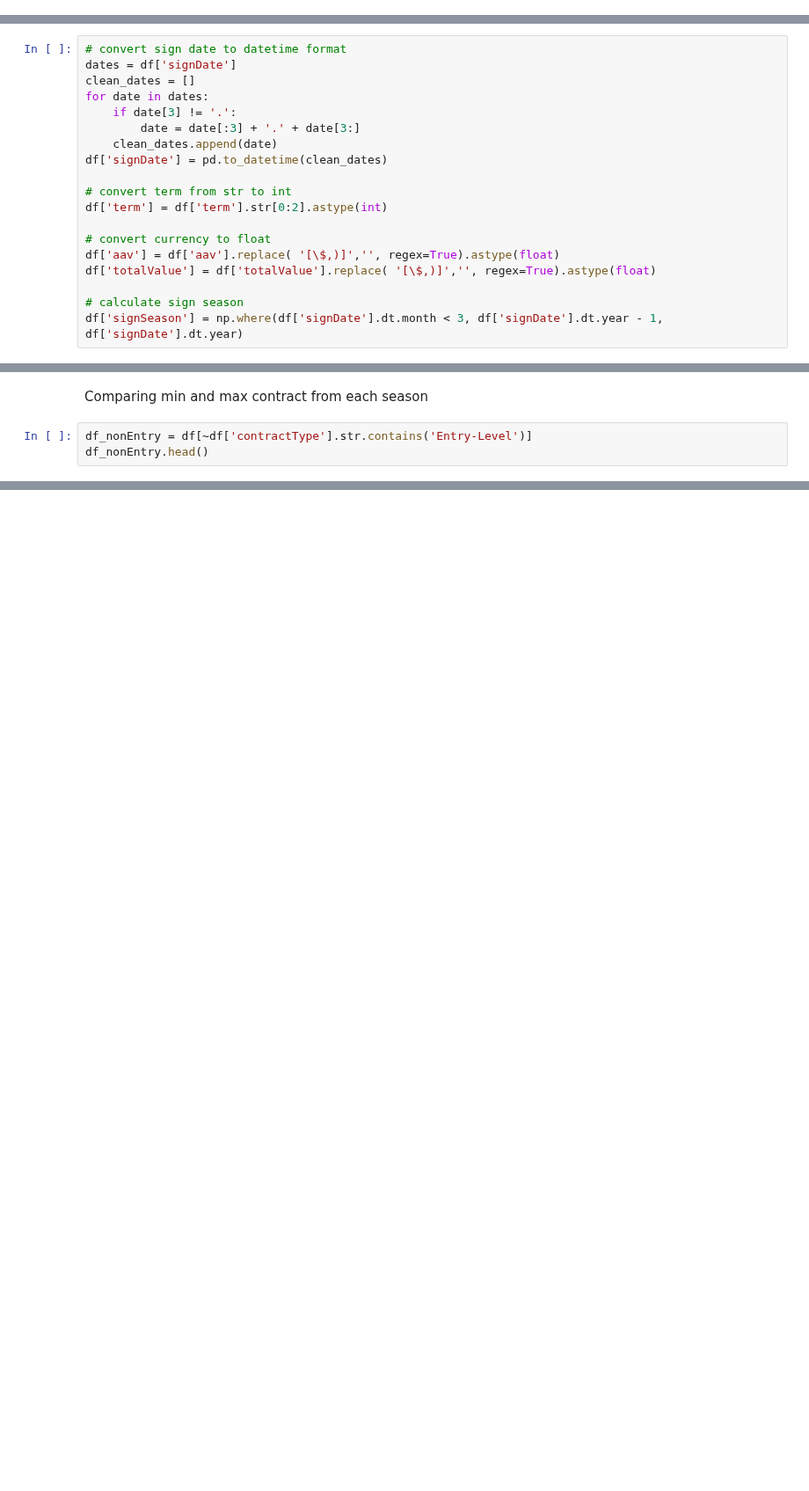
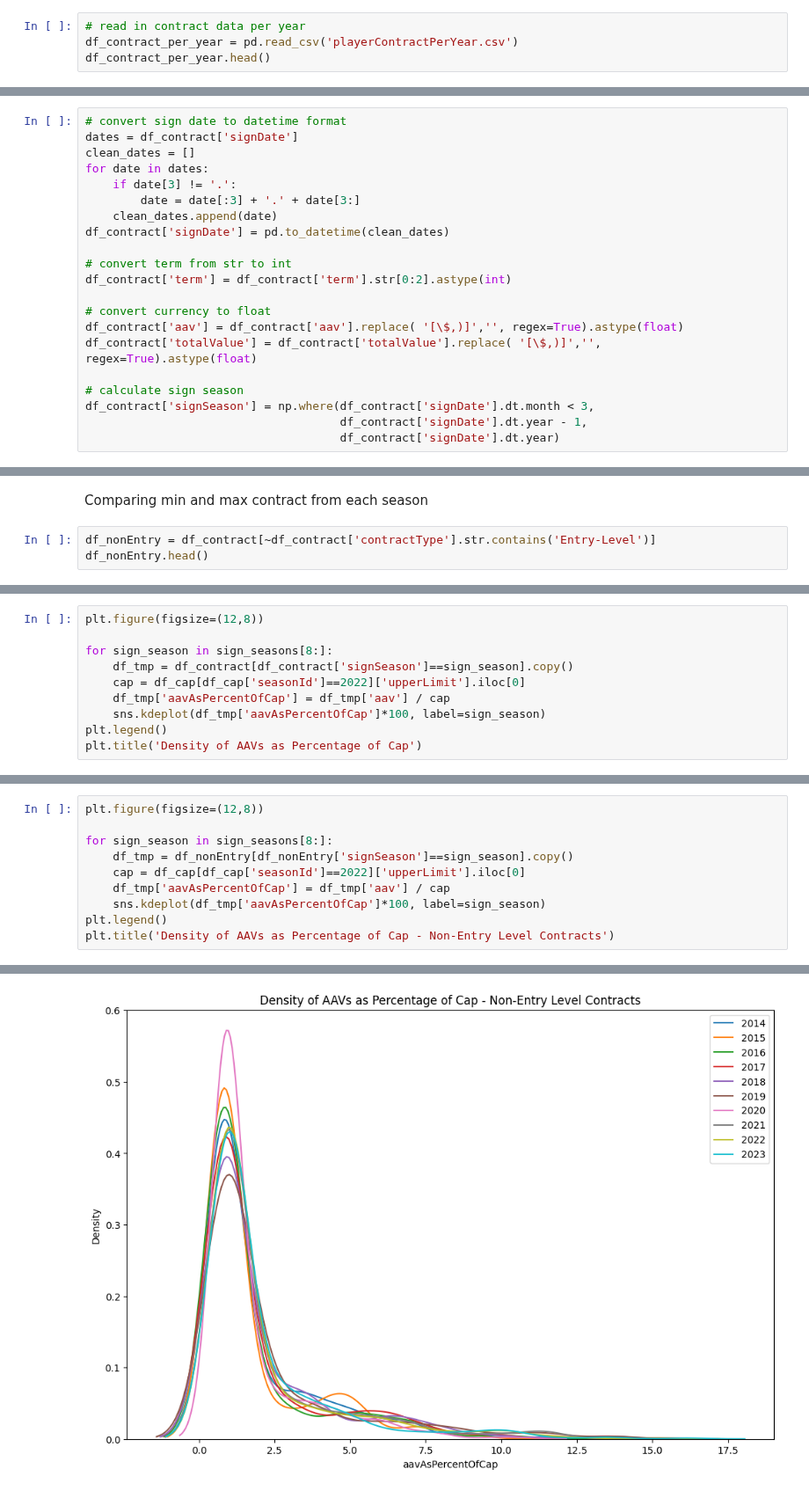
Before and after one commit to shawzy2/minWage, a Jupyter notebook: notebook/eda.ipynb, the cells around one changed output, grey strips where cells are left out. Shown at 88% size. Drawn from its saved outputs; the diff is of its cells as text; blank space fills up the shorter version.

```diff
--- a/notebook/eda.ipynb
+++ b/notebook/eda.ipynb
@@ -40,0 +68,4 @@ df_cap
+# %%
+# read in contract data per year
+df_contract_per_year = pd.read_csv('playerContractPerYear.csv')
+df_contract_per_year.head()
@@ -90,21 +130,23 @@ df.head()
 | 4 | Strome, Ryan | Anaheim Ducks | Jul. 13, 2022 | Standard (UFA) | 5 years | $5,000,000 | $25,000,000 | /players/ryan-strome | /teams/ducks | ... |
 # %%
 # convert sign date to datetime format
-dates = df['signDate']
+dates = df_contract['signDate']
 clean_dates = []
 for date in dates:
     if date[3] != '.':
         date = date[:3] + '.' + date[3:]
     clean_dates.append(date)
-df['signDate'] = pd.to_datetime(clean_dates)
+df_contract['signDate'] = pd.to_datetime(clean_dates)
 
 # convert term from str to int
-df['term'] = df['term'].str[0:2].astype(int)
+df_contract['term'] = df_contract['term'].str[0:2].astype(int)
 
 # convert currency to float
-df['aav'] = df['aav'].replace( '[\$,)]','', regex=True).astype(float)
-df['totalValue'] = df['totalValue'].replace( '[\$,)]','', regex=True).astype(float)
+df_contract['aav'] = df_contract['aav'].replace( '[\$,)]','', regex=True).astype(float)
+df_contract['totalValue'] = df_contract['totalValue'].replace( '[\$,)]','', regex=True).astype(float)
 
 # calculate sign season
-df['signSeason'] = np.where(df['signDate'].dt.month < 3, df['signDate'].dt.year - 1, df['signDate'].dt.year)
+df_contract['signSeason'] = np.where(df_contract['signDate'].dt.month < 3,
+                                     df_contract['signDate'].dt.year - 1,
+                                     df_contract['signDate'].dt.year)
 # %%
@@ -127,7 +308,7 @@ df['signSeason'].value_counts().sort_index().plot(kind='bar')
 # %% [markdown]
 Comparing min and max contract from each season
 # %%
-df_nonEntry = df[~df['contractType'].str.contains('Entry-Level')]
+df_nonEntry = df_contract[~df_contract['contractType'].str.contains('Entry-Level')]
 df_nonEntry.head()
 # %% [output]
 |  | playerName | teamName | signDate | contractType | term | aav | totalValue | playerLink | teamLink | ... |
@@ -208,0 +405,10 @@ plt.show()
+# %%
+plt.figure(figsize=(12,8))
+
+for sign_season in sign_seasons[8:]:
+    df_tmp = df_contract[df_contract['signSeason']==sign_season].copy()
+    cap = df_cap[df_cap['seasonId']==2022]['upperLimit'].iloc[0]
+    df_tmp['aavAsPercentOfCap'] = df_tmp['aav'] / cap
+    sns.kdeplot(df_tmp['aavAsPercentOfCap']*100, label=sign_season)
+plt.legend()
+plt.title('Density of AAVs as Percentage of Cap')
@@ -208,0 +418,11 @@ plt.show()
+# %%
+plt.figure(figsize=(12,8))
+
+for sign_season in sign_seasons[8:]:
+    df_tmp = df_nonEntry[df_nonEntry['signSeason']==sign_season].copy()
+    cap = df_cap[df_cap['seasonId']==2022]['upperLimit'].iloc[0]
+    df_tmp['aavAsPercentOfCap'] = df_tmp['aav'] / cap
+    sns.kdeplot(df_tmp['aavAsPercentOfCap']*100, label=sign_season)
+plt.legend()
+plt.title('Density of AAVs as Percentage of Cap - Non-Entry Level Contracts')
+# %% [output]
@@ -208,0 +430 @@ plt.show()
+[figure, added]
```
Also changed, not shown: parts of 38 cells of this notebook, 17 other files.
